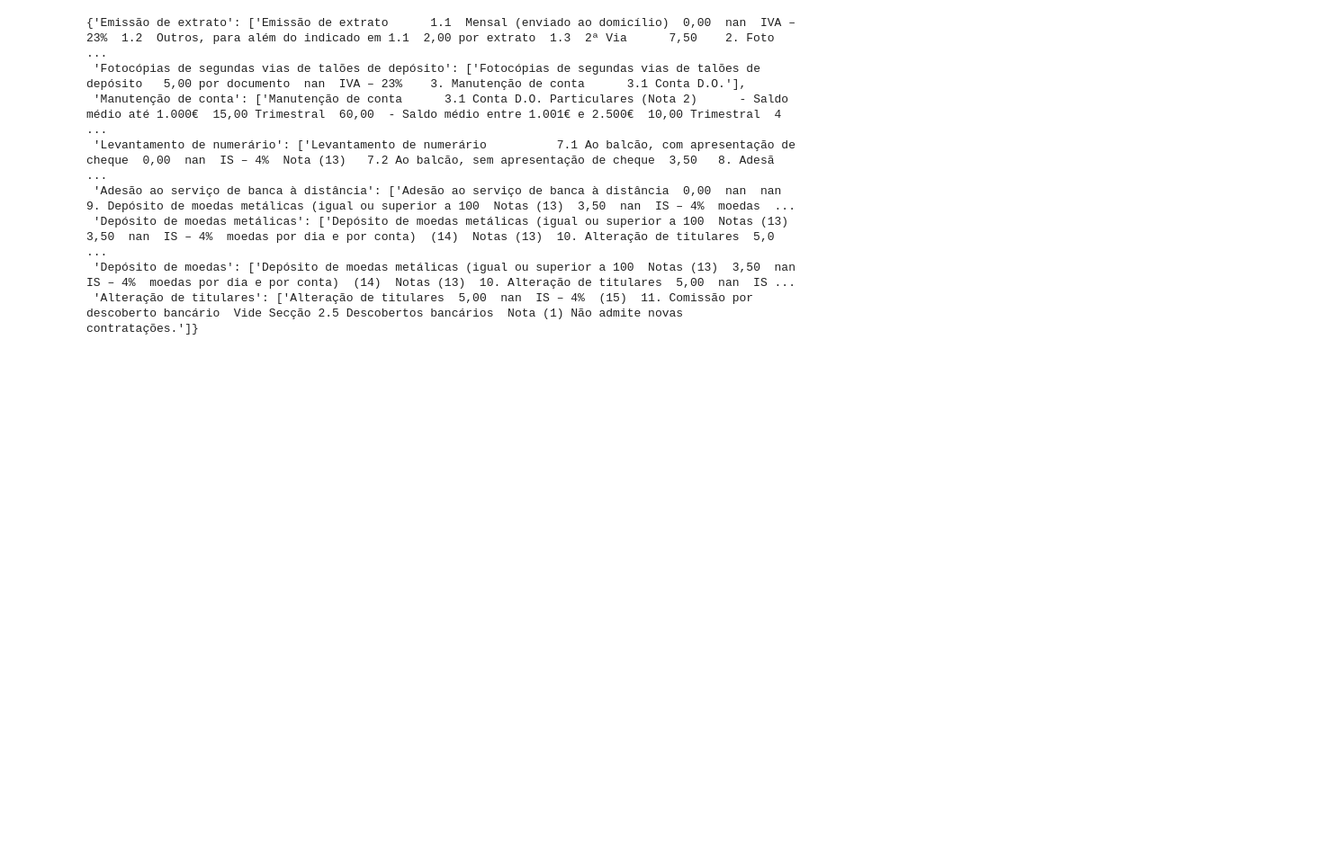
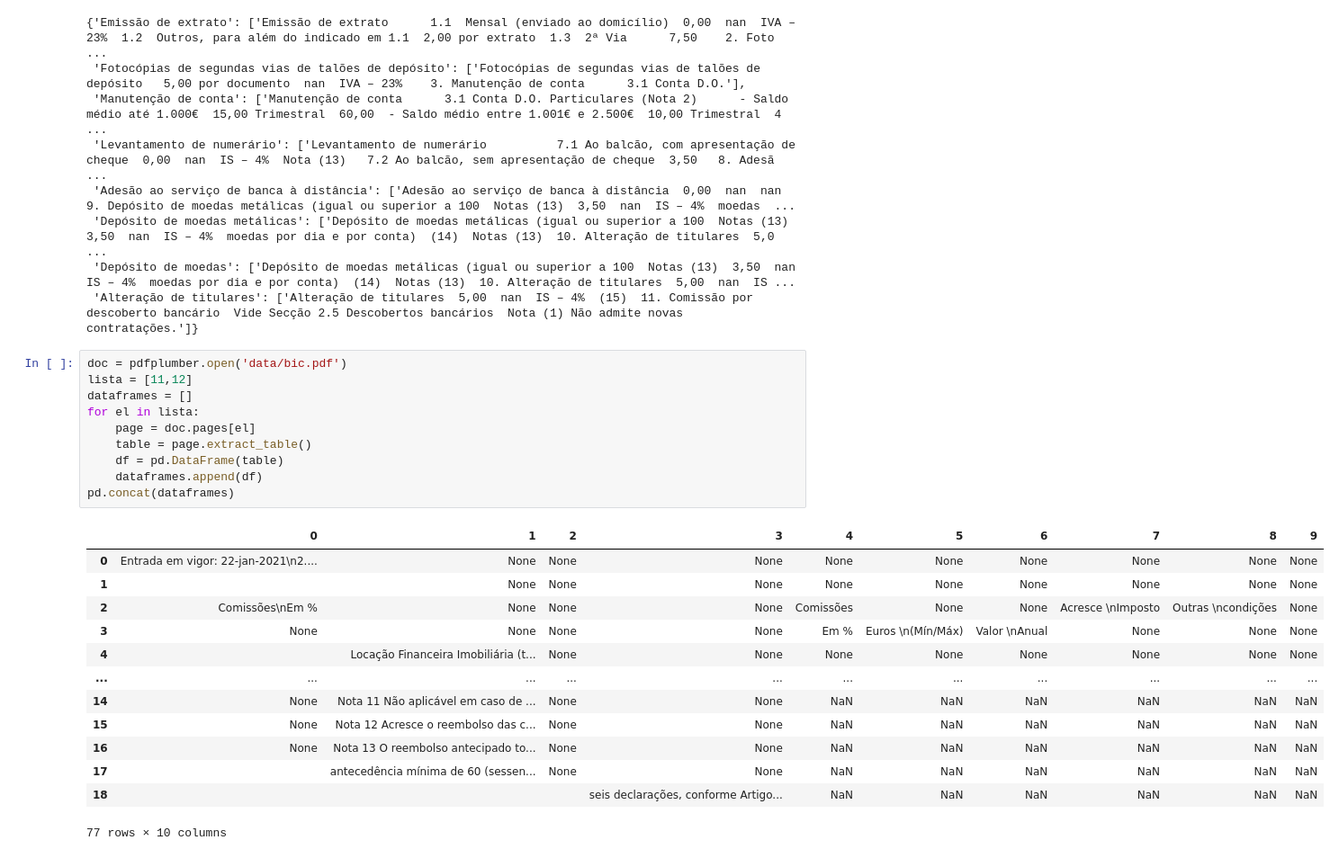
Before and after one commit to moritzgeiger/bank-benchmark-api, a Jupyter notebook: notebooks/OC_house_credit.ipynb, the cells around one changed output. Shown: that part at 90% size. Saved outputs shown, nothing was run; the diff lists cells and outputs as text; blank space fills up the shorter version.

```diff
--- a/notebooks/OC_house_credit.ipynb
+++ b/notebooks/OC_house_credit.ipynb
@@ -45,3 +69,27 @@ DemandDeposit('https://www.abanca.pt/files/documents/precario-folheto-comissoes-
  'Depósito de moedas metálicas': ['Depósito de moedas metálicas (igual ou superior a 100  Notas (13)  3,50  nan  IS – 4%  moedas por dia e por conta)  (14)  Notas (13)  10. Alteração de titulares  5,0 ...
  'Depósito de moedas': ['Depósito de moedas metálicas (igual ou superior a 100  Notas (13)  3,50  nan  IS – 4%  moedas por dia e por conta)  (14)  Notas (13)  10. Alteração de titulares  5,00  nan  IS ...
  'Alteração de titulares': ['Alteração de titulares  5,00  nan  IS – 4%  (15)  11. Comissão por descoberto bancário  Vide Secção 2.5 Descobertos bancários  Nota (1) Não admite novas contratações.']}
+# %%
+doc = pdfplumber.open('data/bic.pdf')
+lista = [11,12]
+dataframes = []
+for el in lista:
+    page = doc.pages[el]
+    table = page.extract_table()
+    df = pd.DataFrame(table)
+    dataframes.append(df)
+pd.concat(dataframes)
+# %% [output]
+|  | 0 | 1 | 2 | 3 | 4 | 5 | 6 | 7 | 8 | 9 |
+| 0 | Entrada em vigor: 22-jan-2021\n2.... | None | None | None | None | None | None | None | None | None |
+| 1 |  | None | None | None | None | None | None | None | None | None |
+| 2 | Comissões\nEm % | None | None | None | Comissões | None | None | Acresce \nImposto | Outras \ncondições | None |
+| 3 | None | None | None | None | Em % | Euros \n(Mín/Máx) | Valor \nAnual | None | None | None |
+| 4 |  | Locação Financeira Imobiliária (t... | None | None | None | None | None | None | None | None |
+| ... | ... | ... | ... | ... | ... | ... | ... | ... | ... | ... |
+| 14 | None | Nota 11 Não aplicável em caso de ... | None | None | NaN | NaN | NaN | NaN | NaN | NaN |
+| 15 | None | Nota 12 Acresce o reembolso das c... | None | None | NaN | NaN | NaN | NaN | NaN | NaN |
+| 16 | None | Nota 13 O reembolso antecipado to... | None | None | NaN | NaN | NaN | NaN | NaN | NaN |
+| 17 |  | antecedência mínima de 60 (sessen... | None | None | NaN | NaN | NaN | NaN | NaN | NaN |
+| 18 |  |  |  | seis declarações, conforme Artigo... | NaN | NaN | NaN | NaN | NaN | NaN |
+77 rows × 10 columns
```
Also changed, not shown: parts of 4 cells of this notebook, 2 other files.
